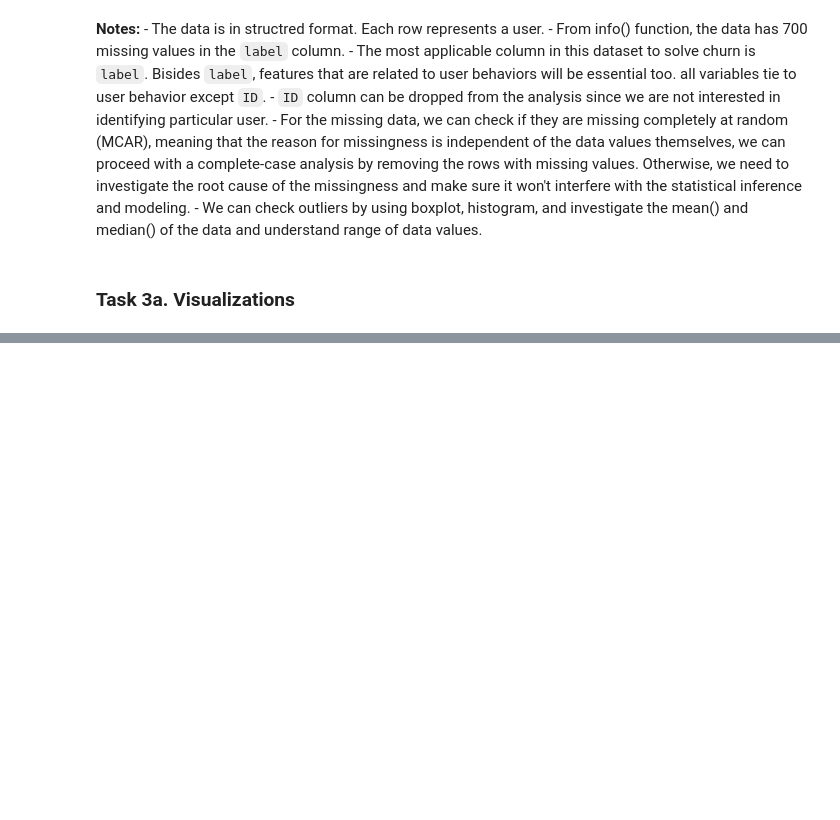
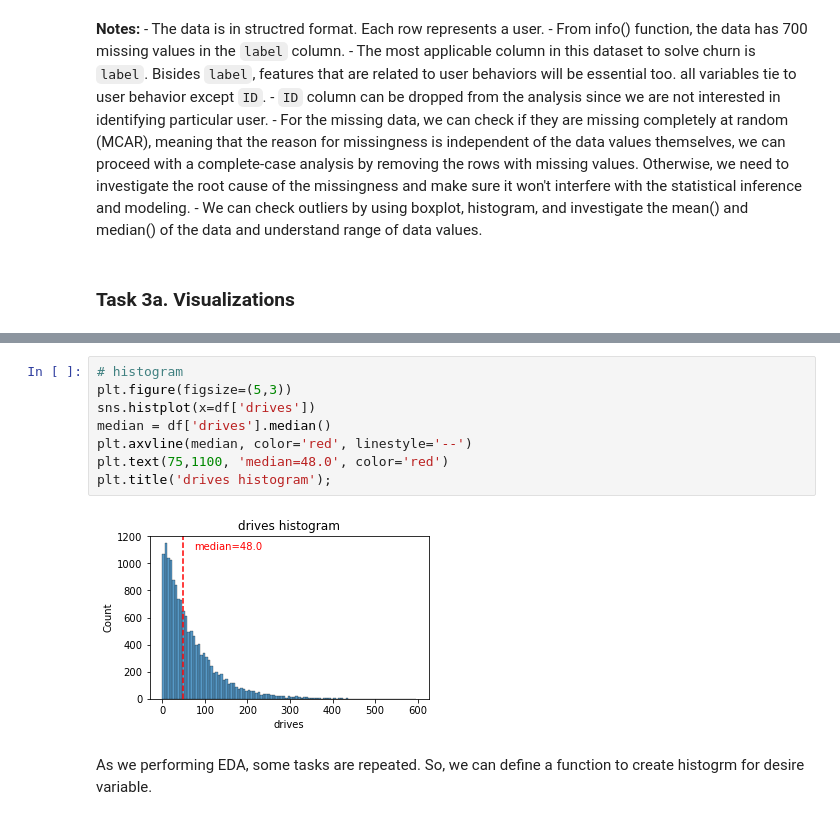
Before and after one commit to BrHACHLAF/Waze-project, a Jupyter notebook: waze_project_part_2.ipynb, the cells around one changed output, grey strips where cells are left out. Saved outputs shown, nothing was run; the diff lists cells and outputs as text; blank space fills up the shorter version.

Commit message:
performing EDA

```diff
--- a/waze_project_part_2.ipynb
+++ b/waze_project_part_2.ipynb
@@ -93,0 +149,12 @@ memory usage: 1.5+ MB
+# %%
+# histogram
+plt.figure(figsize=(5,3))
+sns.histplot(x=df['drives'])
+median = df['drives'].median()
+plt.axvline(median, color='red', linestyle='--')
+plt.text(75,1100, 'median=48.0', color='red')
+plt.title('drives histogram');
+# %% [output]
+[figure, added]
+# %% [markdown]
+As we performing EDA, some tasks are repeated. So, we can define a function to create histogrm for desire variable.
```
Also changed, not shown: parts of 57 cells of this notebook.
